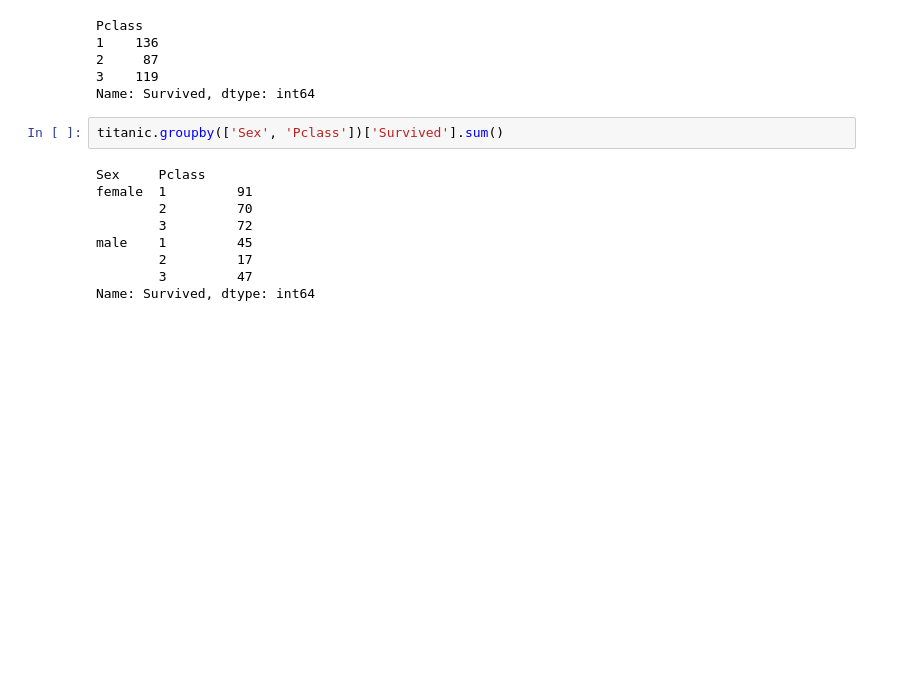
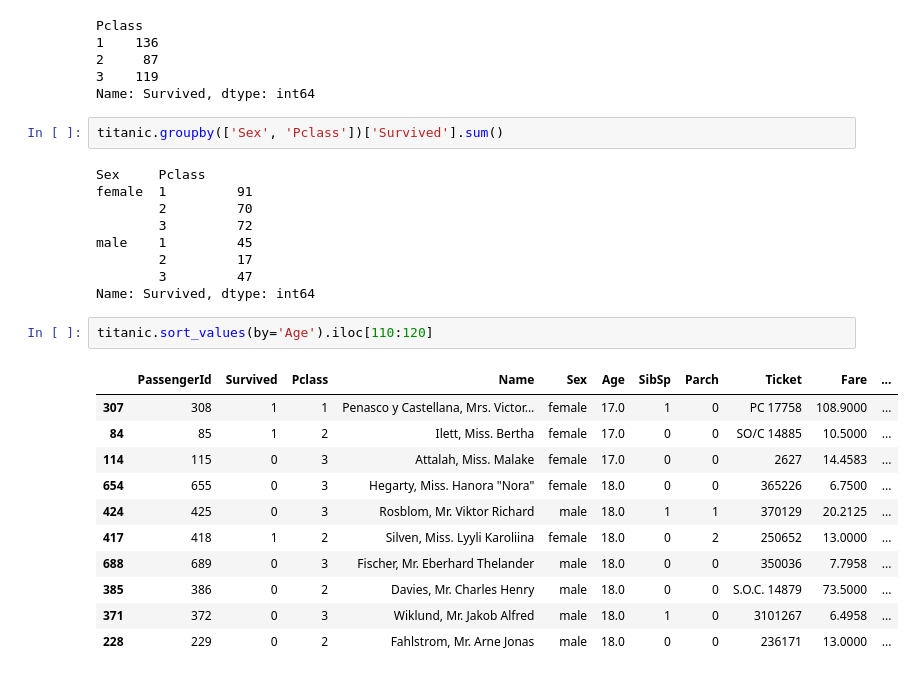
Before and after one commit to erigson/my-fork-2023-fall-data-science-fridays, a Jupyter notebook: Week-01-Pandas/pre_class_practice.ipynb, the cells around one changed output. Saved outputs shown, nothing was run; the diff lists cells and outputs as text; blank space fills up the shorter version.

```diff
--- a/Week-01-Pandas/pre_class_practice.ipynb
+++ b/Week-01-Pandas/pre_class_practice.ipynb
@@ -331,3 +331,17 @@ male    1         45
         2         17
         3         47
 Name: Survived, dtype: int64
+# %%
+titanic.sort_values(by='Age').iloc[110:120]
+# %% [output]
+|  | PassengerId | Survived | Pclass | Name | Sex | Age | SibSp | Parch | Ticket | Fare | ... |
+| 307 | 308 | 1 | 1 | Penasco y Castellana, Mrs. Victor... | female | 17.0 | 1 | 0 | PC 17758 | 108.9000 | ... |
+| 84 | 85 | 1 | 2 | Ilett, Miss. Bertha | female | 17.0 | 0 | 0 | SO/C 14885 | 10.5000 | ... |
+| 114 | 115 | 0 | 3 | Attalah, Miss. Malake | female | 17.0 | 0 | 0 | 2627 | 14.4583 | ... |
+| 654 | 655 | 0 | 3 | Hegarty, Miss. Hanora "Nora" | female | 18.0 | 0 | 0 | 365226 | 6.7500 | ... |
+| 424 | 425 | 0 | 3 | Rosblom, Mr. Viktor Richard | male | 18.0 | 1 | 1 | 370129 | 20.2125 | ... |
+| 417 | 418 | 1 | 2 | Silven, Miss. Lyyli Karoliina | female | 18.0 | 0 | 2 | 250652 | 13.0000 | ... |
+| 688 | 689 | 0 | 3 | Fischer, Mr. Eberhard Thelander | male | 18.0 | 0 | 0 | 350036 | 7.7958 | ... |
+| 385 | 386 | 0 | 2 | Davies, Mr. Charles Henry | male | 18.0 | 0 | 0 | S.O.C. 14879 | 73.5000 | ... |
+| 371 | 372 | 0 | 3 | Wiklund, Mr. Jakob Alfred | male | 18.0 | 1 | 0 | 3101267 | 6.4958 | ... |
+| 228 | 229 | 0 | 2 | Fahlstrom, Mr. Arne Jonas | male | 18.0 | 0 | 0 | 236171 | 13.0000 | ... |
```
Also changed, not shown: parts of 8 cells of this notebook.
